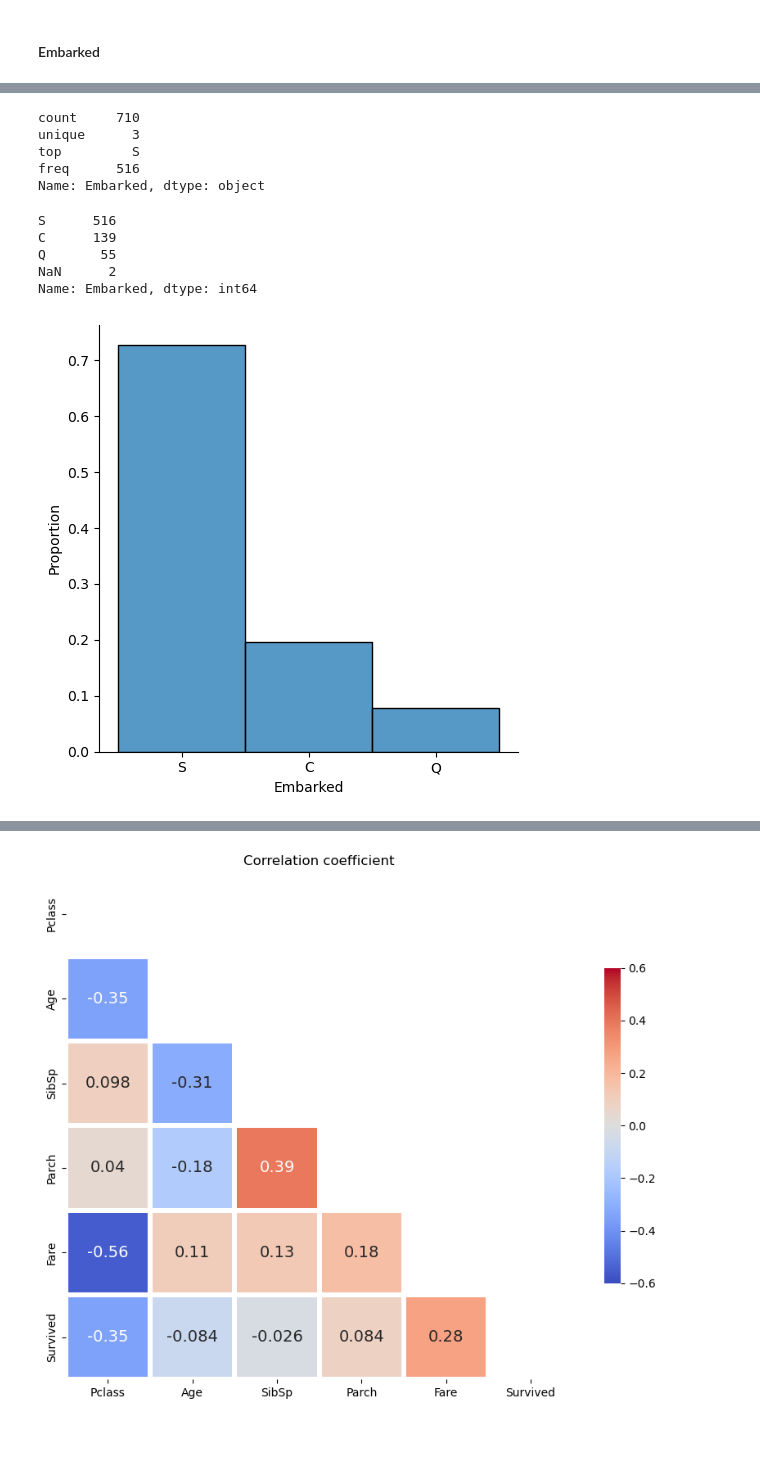
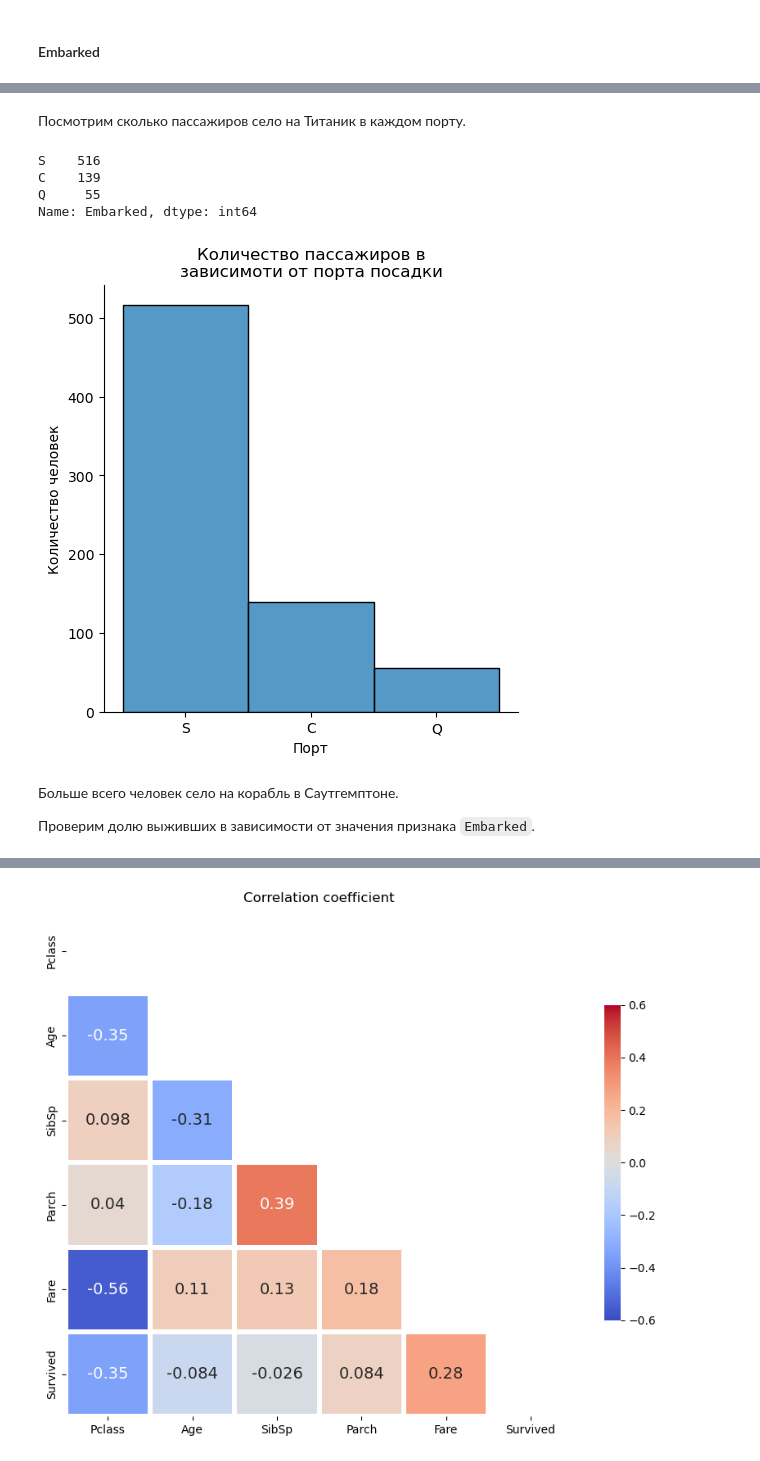
Before and after one commit to AlekseiBogachev/Titanic-Machine-Learning-from-Disaster, a Jupyter notebook: sources/Titanic-Machine-Learning-from-Disaster.ipynb, the cells around one changed output, grey strips where cells are left out. Drawn from its saved outputs; the diff is of its cells as text; code cells hidden in the pictures; blank space fills up the shorter version.

```diff
--- a/sources/Titanic-Machine-Learning-from-Disaster.ipynb
+++ b/sources/Titanic-Machine-Learning-from-Disaster.ipynb
@@ -933,0 +946,2 @@ plt.show()
+# %%
+exploratory_set['FareGroup'] = pd.qcut(exploratory_set.Fare, 6, labels=range(6))
@@ -982,0 +971,2 @@ Name: Cabin, Length: 128, dtype: int64
+# %%
+exploratory_set['isCabin'] = exploratory_set.Cabin.isna().astype('int')
@@ -1005,24 +988,25 @@ memory usage: 27.3+ KB
-# %%
-exploratory_set.Embarked.describe()
-# %% [output]
-count     710
-unique      3
-top         S
-freq      516
-Name: Embarked, dtype: object
-# %%
-exploratory_set.Embarked.value_counts(dropna=False)
-# %% [output]
-S      516
-C      139
-Q       55
-NaN      2
-Name: Embarked, dtype: int64
+# %% [markdown]
+Посмотрим сколько пассажиров село на Титаник в каждом порту.
 # %%
-sns.displot(data=exploratory_set, x='Embarked', stat='proportion')
-# plt.savefig('../docs/images/embarked_distribution.pdf', bbox_inches='tight')
+display(exploratory_set.Embarked.value_counts())
+
+
+sns.displot(data=exploratory_set, x='Embarked', kind='hist')
+
+plt.title('Количество пассажиров в\nзависимоти от порта посадки')
+plt.xlabel('Порт')
+plt.ylabel('Количество человек')
+
 plt.show()
 # %% [output]
+S    516
+C    139
+Q     55
+Name: Embarked, dtype: int64
-[figure, old version]
+[figure, new version]
+# %% [markdown]
+Больше всего человек село на корабль в Саутгемптоне.
+
+Проверим долю выживших в зависимости от значения признака `Embarked`.
 # %%
 sns.catplot(data=exploratory_set, x='Embarked', y='Survived', kind='bar', errorbar=None)
```
Also changed, not shown: parts of 42 cells of this notebook.
